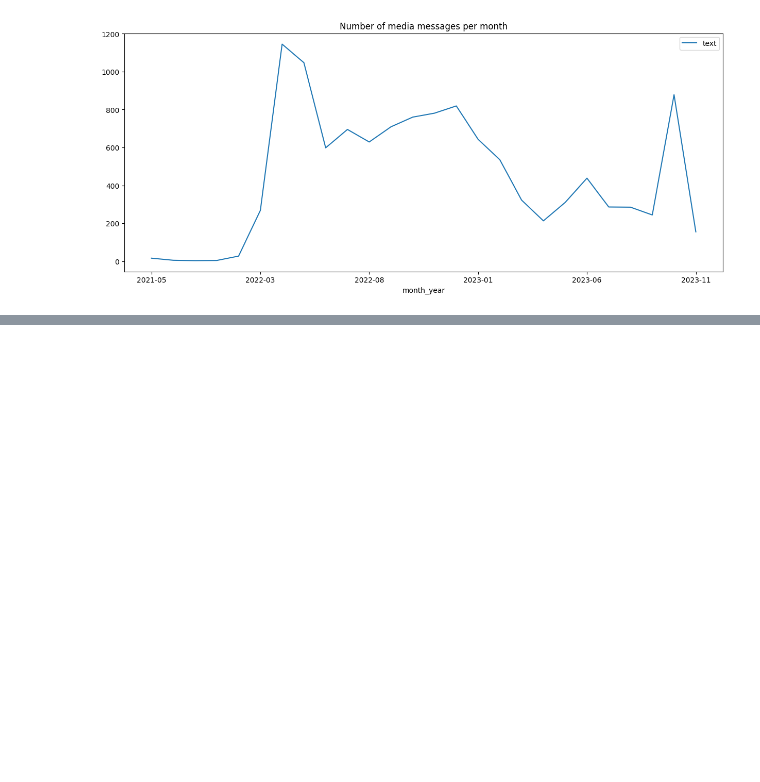
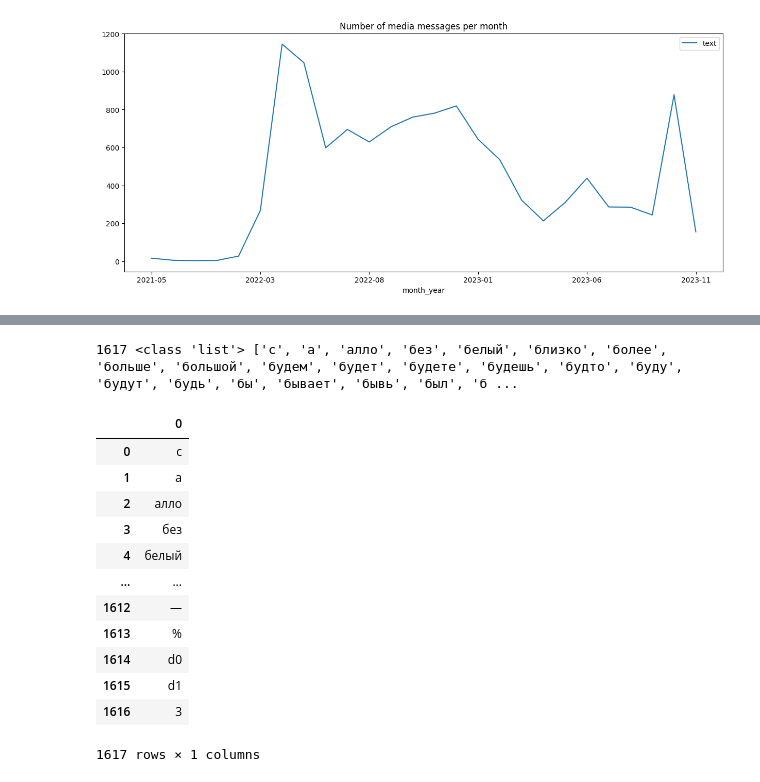
Before and after one commit to Okssana/telegram-api, a Jupyter notebook: chat_Rosich.ipynb, the cells around one changed output, grey strips where cells are left out. Cells and saved outputs as stored; diff of their text form; code cells hidden in the pictures; blank space fills up the shorter version.

```diff
--- a/chat_Rosich.ipynb
+++ b/chat_Rosich.ipynb
@@ -117,0 +156,21 @@ df_count_text.plot.line(x='month_year', y='text', figsize=(15, 6), title='Number
+# %%
+### Stopwords
+from stopwords_emails_ru import stopwords_merged
+print(len(stopwords_merged), type(stopwords_merged), stopwords_merged)
+stopwords_merged = pd.DataFrame(stopwords_merged)
+stopwords_merged
+# %% [output]
+1617 <class 'list'> ['c', 'а', 'алло', 'без', 'белый', 'близко', 'более', 'больше', 'большой', 'будем', 'будет', 'будете', 'будешь', 'будто', 'буду', 'будут', 'будь', 'бы', 'бывает', 'бывь', 'был', 'б ...
+|  | 0 |
+| 0 | c |
+| 1 | а |
+| 2 | алло |
+| 3 | без |
+| 4 | белый |
+| ... | ... |
+| 1612 | — |
+| 1613 | % |
+| 1614 | d0 |
+| 1615 | d1 |
+| 1616 | 3 |
+1617 rows × 1 columns
```
Also changed, not shown: parts of 6 cells of this notebook, 2 other files.
